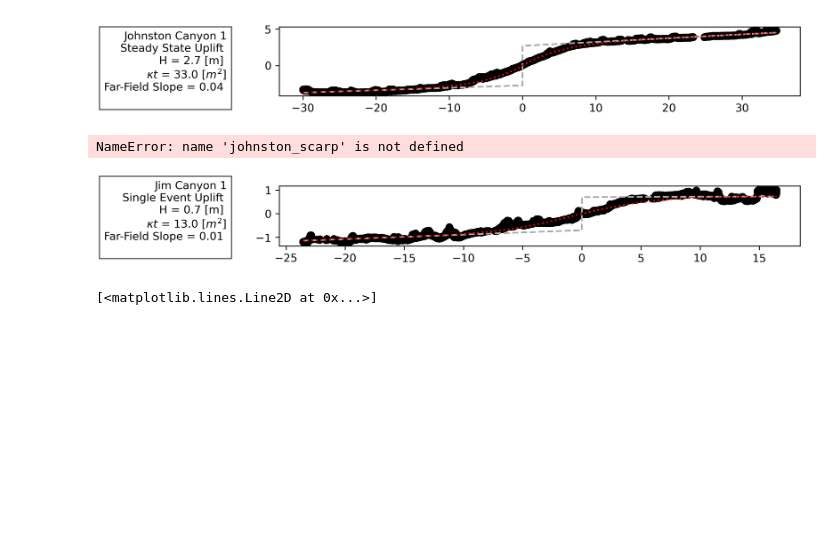
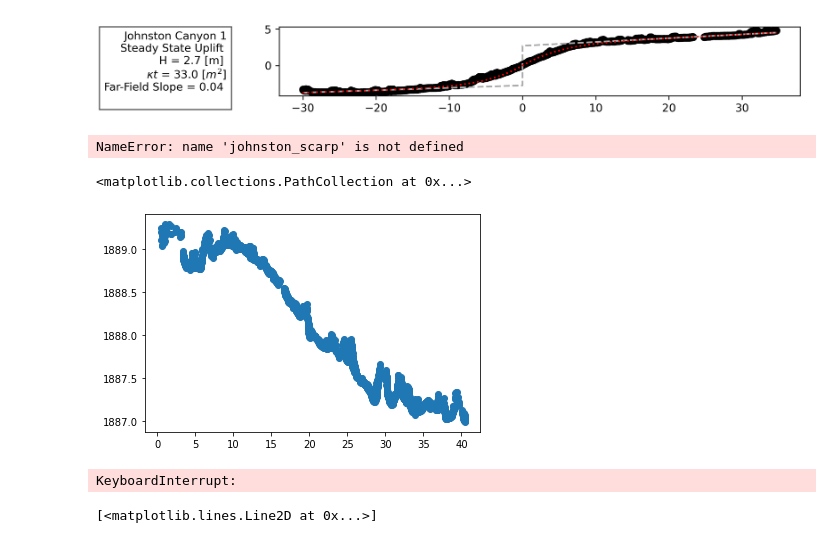
Before and after one commit to seanpolun/pyScarpFit, a Jupyter notebook: Notebooks/nevada_work.ipynb, the cells around one changed output. Cells and saved outputs as stored; diff of their text form; code cells hidden in the pictures; blank space fills up the shorter version.

```diff
--- a/Notebooks/nevada_work.ipynb
+++ b/Notebooks/nevada_work.ipynb
@@ -27,15 +27,20 @@ out_path = os.path.join(out_dir, out_name)
 johnston_scarp.save_scarp_fig(out_path)
 # %% [output]
 NameError: name 'johnston_scarp' is not defined
+# %%
+jimprof2 = matdata['jimprof2']
+plt.scatter(jimprof2[:,0], jimprof2[:,1])
+# %% [output]
+<matplotlib.collections.PathCollection at 0x...>
+[figure, added]
 # %%
-jimprof2 = matdata['jimprof2']
 jim_scarp = main.Scarp(jimprof2[:,0], jimprof2[:,1], name="Jim Canyon 1")
 jim_scarp.gen_ss()
 jim_scarp.gen_1e()
 jim_scarp.aspect = 2
 jim_scarp.plot_scarp('se')
 # %% [output]
-[figure, removed]
+KeyboardInterrupt:
 # %%
 jim_name = "jim_prof1.png"
 jim_path = os.path.join(out_dir, jim_name)
```
Also changed, not shown: 4 other files.
